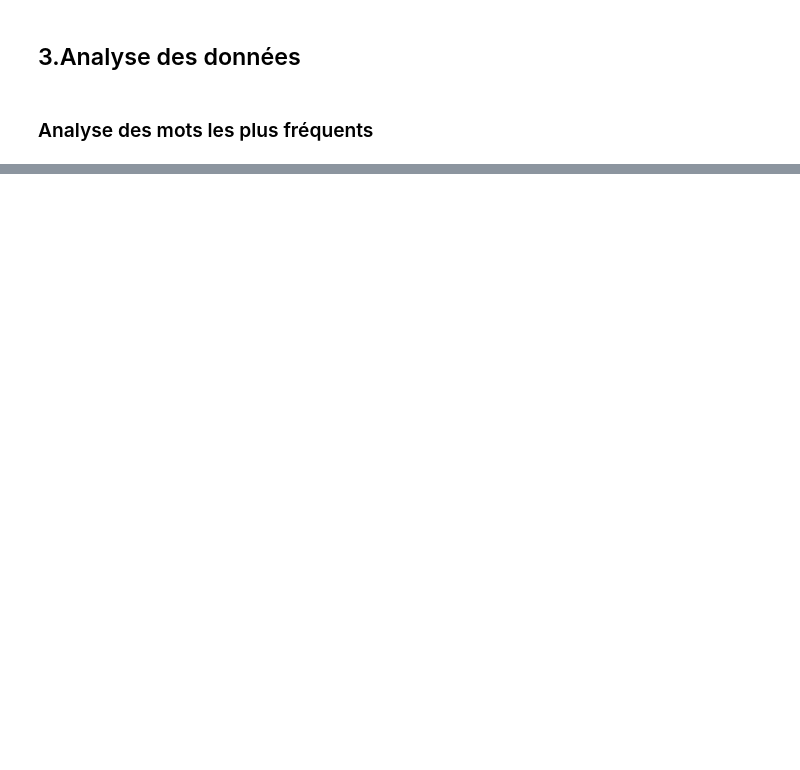
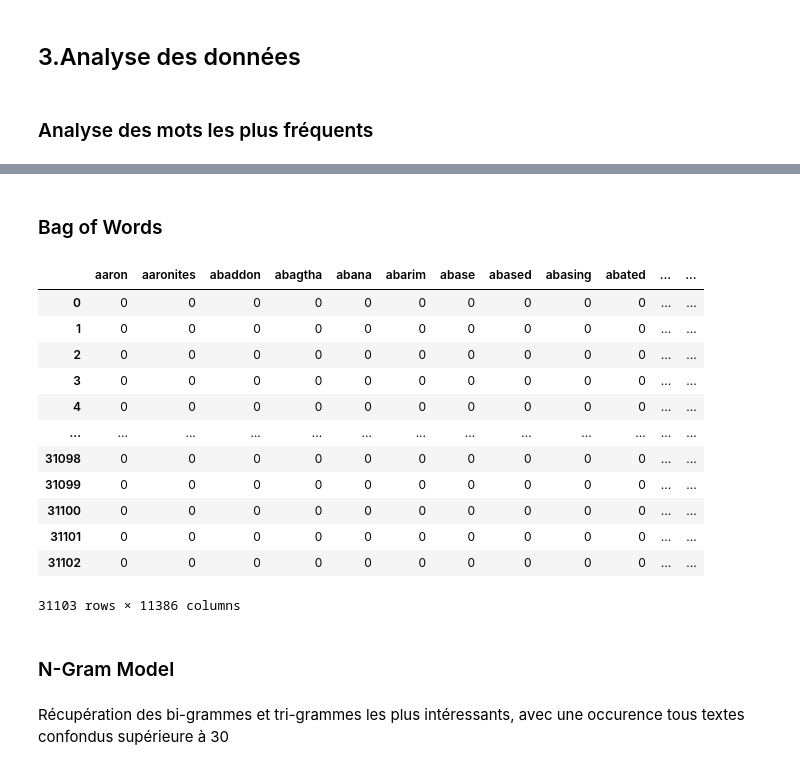
Before and after one commit to nastoo/datascience, a Jupyter notebook: TP3_V1.ipynb, the cells around one changed output, grey strips where cells are left out. Saved outputs shown, nothing was run; the diff lists cells and outputs as text; code cells hidden in the pictures; blank space fills up the shorter version.

```diff
--- a/TP3_V1.ipynb
+++ b/TP3_V1.ipynb
@@ -268,0 +414,63 @@ word_df
+# %%
+# Retourne une liste de tuples contenant les entités nommées et leurs types associés à partir d'un corpus de phrases, en réutilisant le traitement effectué précédemment dans le POS
+def get_named_entities(corpus_pos_tagged):
+    named_entities = []
+
+    for sentence_pos_tagged in corpus_pos_tagged:
+        sentence = [pos_tuple for pos_tuple in sentence_pos_tagged]
+        ner_tree = nltk.ne_chunk(sentence)
+
+        for subtree in ner_tree:
+
+            if isinstance(subtree, nltk.Tree) and subtree.label() != 'S':
+                entity = " ".join([word for word, tag in subtree.leaves()])
+                entity_type = subtree.label()
+                named_entities.append((entity, entity_type))
+
+    return named_entities
+
+bible_df_cleaned['named_entities'] = bible_df_cleaned['text_pos_processed'].apply(lambda x: get_named_entities(x))
+
+# cela pemet en fait de récupérer les entités nommées et leurs types associés à partir d'un corpus de phrases,
+# en réutilisant le traitement effectué précédemment dans le POS
+#
+# %% [markdown]
+### Bag of Words
+# %%
+# get all uniques words and add them to a dataframe
+
+cleaned_corpus = bible_df_cleaned['text'].apply(lambda x: ' '.join(x))
+
+from sklearn.feature_extraction.text import CountVectorizer
+
+# get bag of words features in sparse format
+cv = CountVectorizer()
+cv_matrix = cv.fit_transform(cleaned_corpus)
+
+cv_matrix1 = cv_matrix.toarray()
+cv_matrix1
+
+# get all unique words in the corpus
+vocab = cv.get_feature_names_out()
+# show document feature vectors
+bible_df_feature_vectors = pd.DataFrame(cv_matrix1, columns=vocab)
+
+bible_df_feature_vectors
+# %% [output]
+|  | aaron | aaronites | abaddon | abagtha | abana | abarim | abase | abased | abasing | abated | ... | ... |
+| 0 | 0 | 0 | 0 | 0 | 0 | 0 | 0 | 0 | 0 | 0 | ... | ... |
+| 1 | 0 | 0 | 0 | 0 | 0 | 0 | 0 | 0 | 0 | 0 | ... | ... |
+| 2 | 0 | 0 | 0 | 0 | 0 | 0 | 0 | 0 | 0 | 0 | ... | ... |
+| 3 | 0 | 0 | 0 | 0 | 0 | 0 | 0 | 0 | 0 | 0 | ... | ... |
+| 4 | 0 | 0 | 0 | 0 | 0 | 0 | 0 | 0 | 0 | 0 | ... | ... |
+| ... | ... | ... | ... | ... | ... | ... | ... | ... | ... | ... | ... | ... |
+| 31098 | 0 | 0 | 0 | 0 | 0 | 0 | 0 | 0 | 0 | 0 | ... | ... |
+| 31099 | 0 | 0 | 0 | 0 | 0 | 0 | 0 | 0 | 0 | 0 | ... | ... |
+| 31100 | 0 | 0 | 0 | 0 | 0 | 0 | 0 | 0 | 0 | 0 | ... | ... |
+| 31101 | 0 | 0 | 0 | 0 | 0 | 0 | 0 | 0 | 0 | 0 | ... | ... |
+| 31102 | 0 | 0 | 0 | 0 | 0 | 0 | 0 | 0 | 0 | 0 | ... | ... |
+31103 rows × 11386 columns
+# %% [markdown]
+### N-Gram Model
+# %% [markdown]
+Récupération des bi-grammes et tri-grammes les plus intéressants, avec une occurence tous textes confondus supérieure à 30
```
Also changed, not shown: parts of 42 cells of this notebook, 1 other file.
